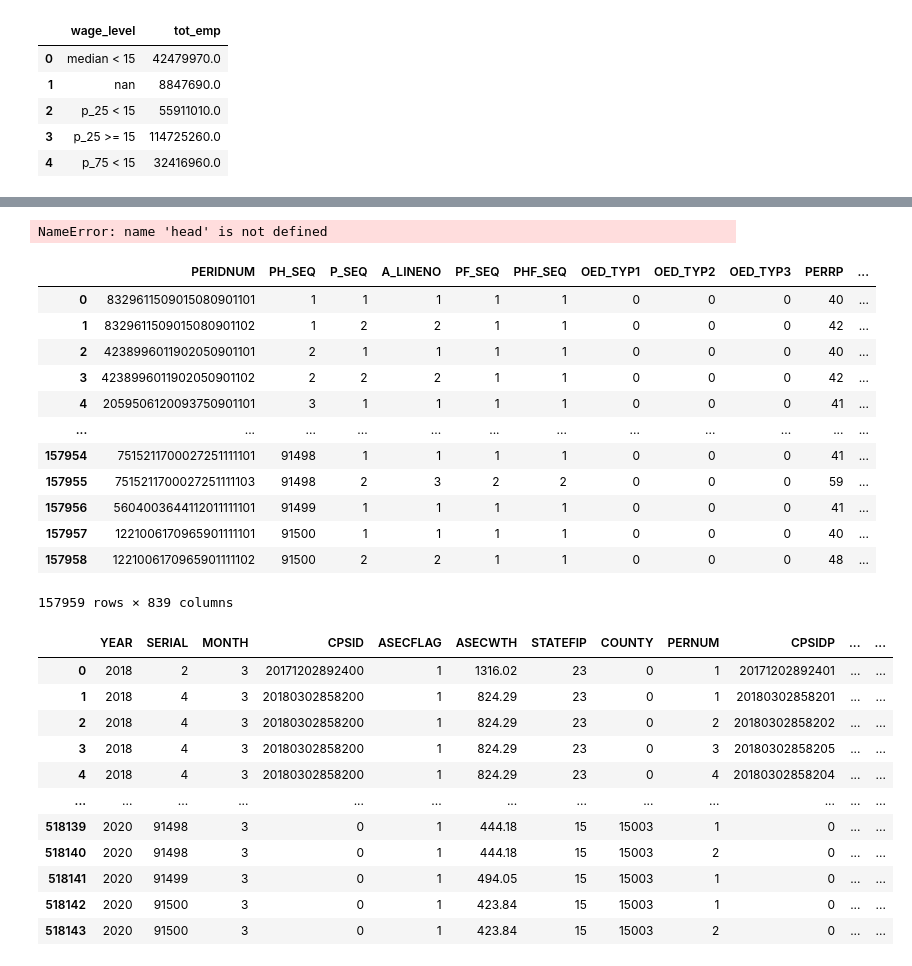
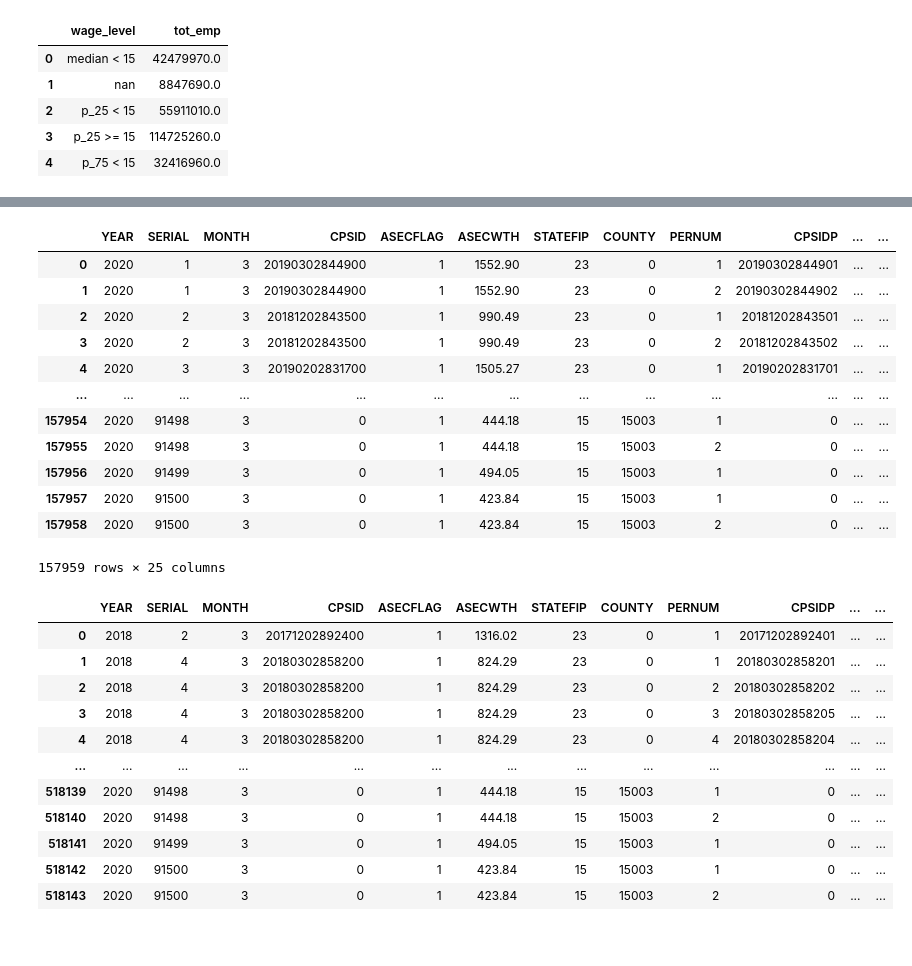
Before and after one commit to UBICenter/min-wage, a Jupyter notebook: jb/min_wage_script.ipynb, the cells around one changed output, grey strips where cells are left out. Cells and saved outputs as stored; diff of their text form; code cells hidden in the pictures.

```diff
--- a/jb/min_wage_script.ipynb
+++ b/jb/min_wage_script.ipynb
@@ -591,37 +556,28 @@ fig_5.show()
 # for dist. analysis, bucket people into wage categories, find total people in each category
 # Look @ spm resources
 # increase/reduce income according to CBO paper-- figure out what % of income that represents and apply to everyone
-
-
-raw_cps = pd.read_csv("https://github.com/MaxGhenis/datarepo/raw/master/pppub20.csv.gz")
-
-
-# classify people based on their ratio to the poverty line
-# FPOVCUT is annual poverty threshold-- ideally use person record
-# POVLL is pov ratio
-# PERLIS
-# %% [output]
-NameError: name 'head' is not defined
-# %%
-raw_cps
-# %% [output]
-|  | PERIDNUM | PH_SEQ | P_SEQ | A_LINENO | PF_SEQ | PHF_SEQ | OED_TYP1 | OED_TYP2 | OED_TYP3 | PERRP | ... |
-| 0 | 8329611509015080901101 | 1 | 1 | 1 | 1 | 1 | 0 | 0 | 0 | 40 | ... |
-| 1 | 8329611509015080901102 | 1 | 2 | 2 | 1 | 1 | 0 | 0 | 0 | 42 | ... |
-| 2 | 4238996011902050901101 | 2 | 1 | 1 | 1 | 1 | 0 | 0 | 0 | 40 | ... |
-| 3 | 4238996011902050901102 | 2 | 2 | 2 | 1 | 1 | 0 | 0 | 0 | 42 | ... |
-| 4 | 2059506120093750901101 | 3 | 1 | 1 | 1 | 1 | 0 | 0 | 0 | 41 | ... |
-| ... | ... | ... | ... | ... | ... | ... | ... | ... | ... | ... | ... |
-| 157954 | 7515211700027251111101 | 91498 | 1 | 1 | 1 | 1 | 0 | 0 | 0 | 41 | ... |
-| 157955 | 7515211700027251111103 | 91498 | 2 | 3 | 2 | 2 | 0 | 0 | 0 | 59 | ... |
-| 157956 | 5604003644112011111101 | 91499 | 1 | 1 | 1 | 1 | 0 | 0 | 0 | 41 | ... |
-| 157957 | 1221006170965901111101 | 91500 | 1 | 1 | 1 | 1 | 0 | 0 | 0 | 40 | ... |
-| 157958 | 1221006170965901111102 | 91500 | 2 | 2 | 1 | 1 | 0 | 0 | 0 | 48 | ... |
-157959 rows × 839 columns
 # %%
 
 # do it this way--- locally is faster
-raw2 = pd.read_csv("data/cps_00004.csv.gz")
+# raw2 = pd.read_csv("data/cps_00004.csv.gz")
+
+raw2 = pd.read_csv("data/cps_00005.csv.gz")
+
+raw2
+# %% [output]
+|  | YEAR | SERIAL | MONTH | CPSID | ASECFLAG | ASECWTH | STATEFIP | COUNTY | PERNUM | CPSIDP | ... | ... |
+| 0 | 2020 | 1 | 3 | 20190302844900 | 1 | 1552.90 | 23 | 0 | 1 | 20190302844901 | ... | ... |
+| 1 | 2020 | 1 | 3 | 20190302844900 | 1 | 1552.90 | 23 | 0 | 2 | 20190302844902 | ... | ... |
+| 2 | 2020 | 2 | 3 | 20181202843500 | 1 | 990.49 | 23 | 0 | 1 | 20181202843501 | ... | ... |
+| 3 | 2020 | 2 | 3 | 20181202843500 | 1 | 990.49 | 23 | 0 | 2 | 20181202843502 | ... | ... |
+| 4 | 2020 | 3 | 3 | 20190202831700 | 1 | 1505.27 | 23 | 0 | 1 | 20190202831701 | ... | ... |
+| ... | ... | ... | ... | ... | ... | ... | ... | ... | ... | ... | ... | ... |
+| 157954 | 2020 | 91498 | 3 | 0 | 1 | 444.18 | 15 | 15003 | 1 | 0 | ... | ... |
+| 157955 | 2020 | 91498 | 3 | 0 | 1 | 444.18 | 15 | 15003 | 2 | 0 | ... | ... |
+| 157956 | 2020 | 91499 | 3 | 0 | 1 | 494.05 | 15 | 15003 | 1 | 0 | ... | ... |
+| 157957 | 2020 | 91500 | 3 | 0 | 1 | 423.84 | 15 | 15003 | 1 | 0 | ... | ... |
+| 157958 | 2020 | 91500 | 3 | 0 | 1 | 423.84 | 15 | 15003 | 2 | 0 | ... | ... |
+157959 rows × 25 columns
 # %%
 
 # add a poverty ratio- offtotval/off cutoff
```
Also changed, not shown: parts of 21 cells of this notebook.
